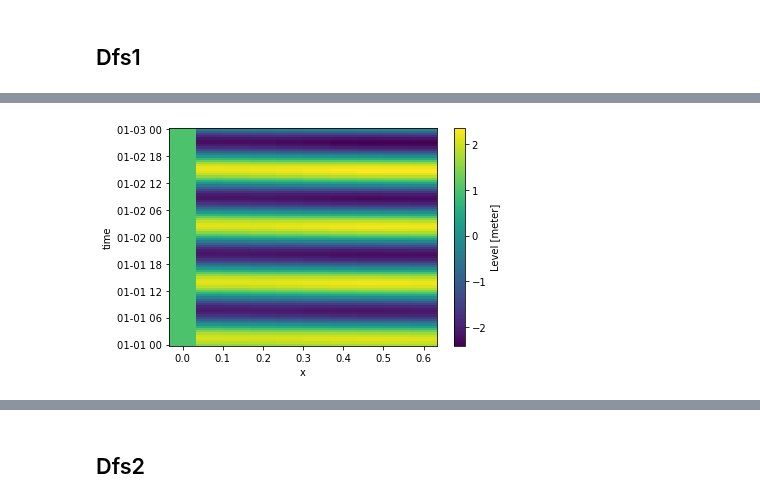
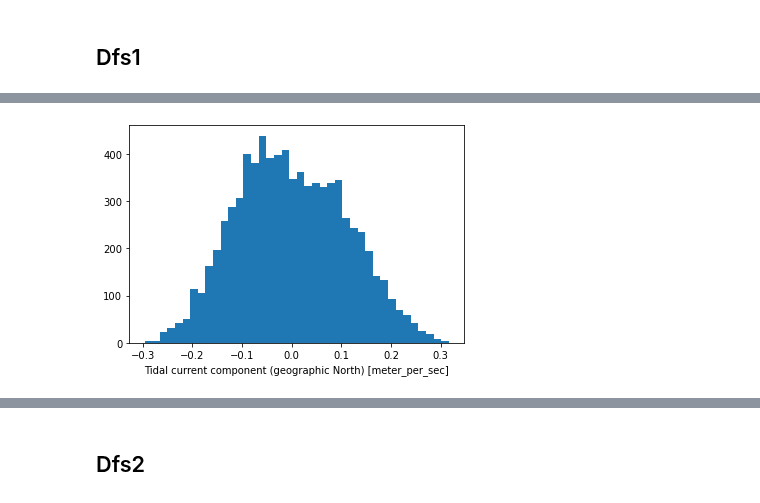
Before and after one commit to DHI/mikeio, a Jupyter notebook: notebooks/DataArray - Dfs123 plotting.ipynb, the cells around one changed output, grey strips where cells are left out. Drawn from its saved outputs; the diff is of its cells as text; code cells hidden in the pictures.

```diff
--- a/notebooks/DataArray - Dfs123 plotting.ipynb
+++ b/notebooks/DataArray - Dfs123 plotting.ipynb
@@ -10,7 +10,7 @@ import mikeio
 # %% [markdown]
 ## Dfs1
 # %%
-ds = mikeio.read("../tests/testdata/tide1.dfs1")
+ds = mikeio.read("../tests/testdata/vu_tide_hourly.dfs1")
 da = ds[0]
 da
 # %% [output]
@@ -37,4 +42,4 @@ da[:,1:].plot.timeseries();
 # %%
-da.plot.pcolormesh();
+da.plot.hist(bins=40);
 # %% [output]
-[figure, old version]
+[figure, new version]
```
Also changed, not shown: parts of 6 cells of this notebook.
